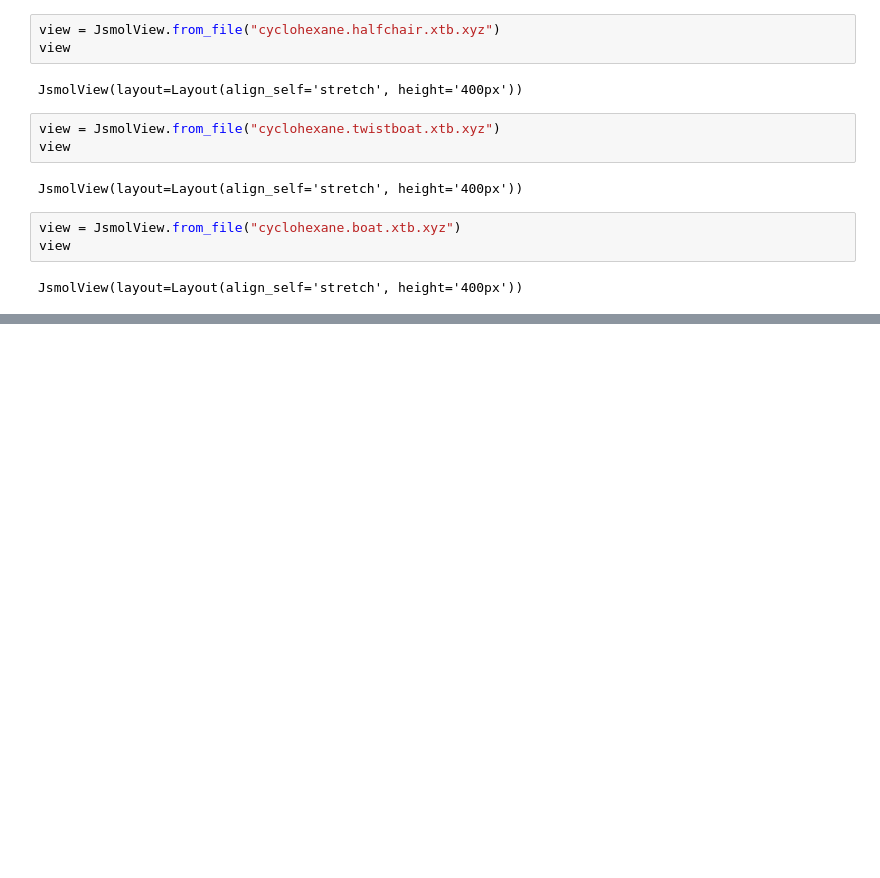
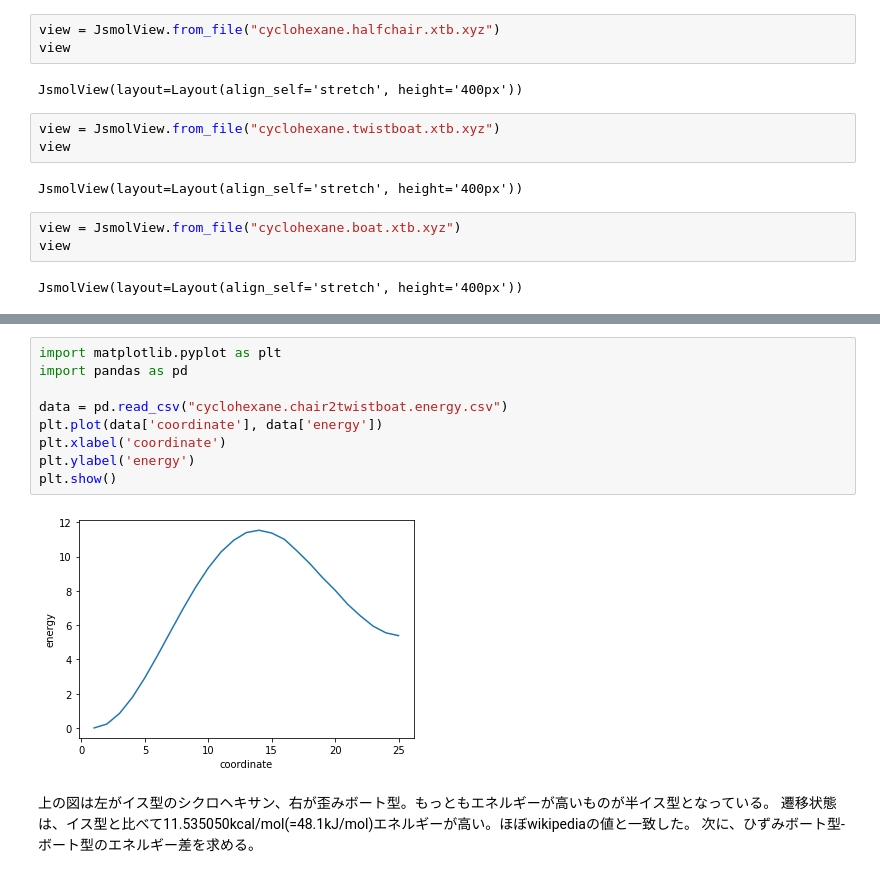
Before and after one commit to nakatamaho/quantumchemistry_notebook, a Jupyter notebook: cyclohexane/cyclohexane.ipynb, the cells around one changed output, grey strips where cells are left out. Saved outputs shown, nothing was run; the diff lists cells and outputs as text; blank space fills up the shorter version.

```diff
--- a/cyclohexane/cyclohexane.ipynb
+++ b/cyclohexane/cyclohexane.ipynb
@@ -306,0 +373,15 @@ JsmolView(layout=Layout(align_self='stretch', height='400px'))
+# %%
+import matplotlib.pyplot as plt
+import pandas as pd
+
+data = pd.read_csv("cyclohexane.chair2twistboat.energy.csv")
+plt.plot(data['coordinate'], data['energy'])
+plt.xlabel('coordinate')
+plt.ylabel('energy')
+plt.show()
+# %% [output]
+[figure, added]
+# %% [markdown]
+上の図は左がイス型のシクロヘキサン、右が歪みボート型。もっともエネルギーが高いものが半イス型となっている。
+遷移状態は、イス型と比べて11.535050kcal/mol(=48.1kJ/mol)エネルギーが高い。ほぼwikipediaの値と一致した。
+次に、ひずみボート型-ボート型のエネルギー差を求める。
```
Also changed, not shown: parts of 29 cells of this notebook.
